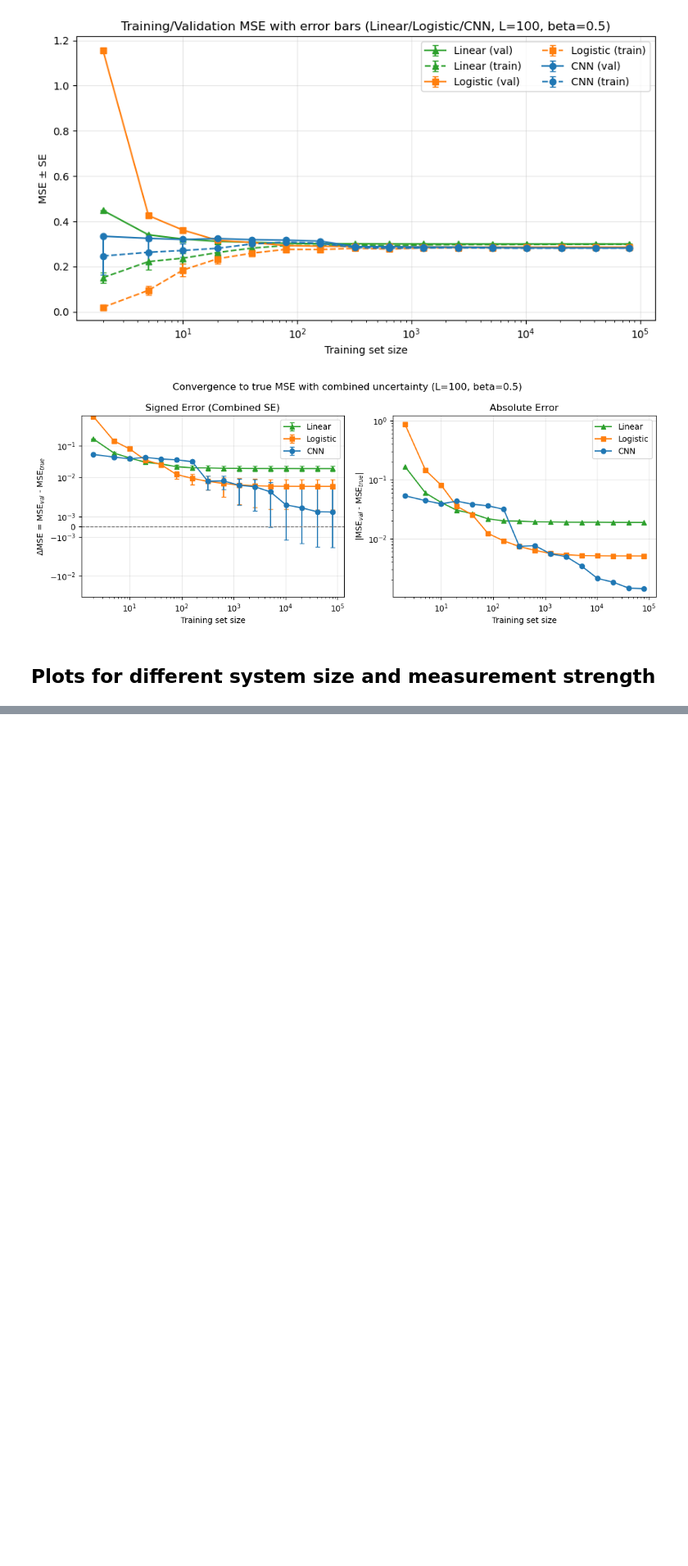
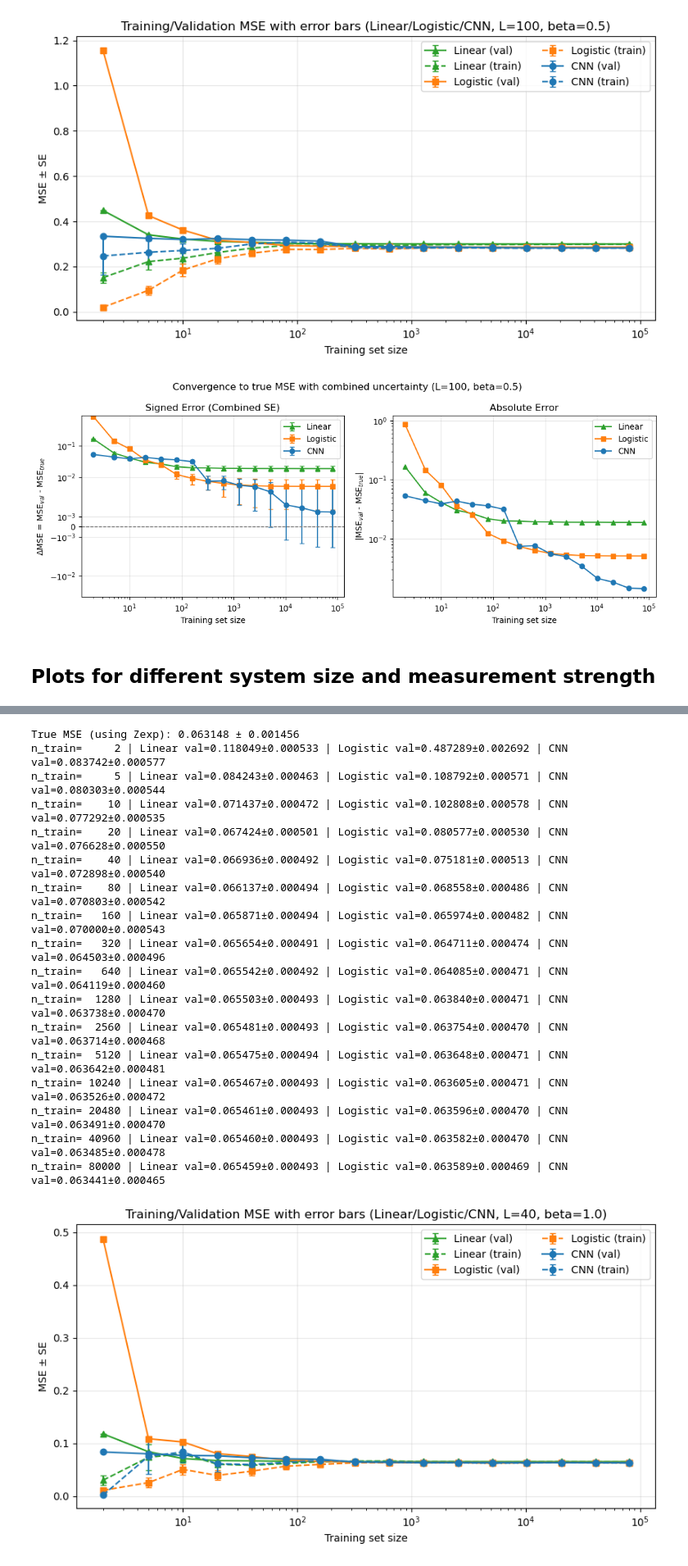
Before and after one commit to YueLiu01/MPSToolBox, a Jupyter notebook: CNN.ipynb, the cells around one changed output, grey strips where cells are left out. Shown at 82% size. Cells and saved outputs as stored; diff of their text form; code cells hidden in the pictures; blank space fills up the shorter version.

```diff
--- a/CNN.ipynb
+++ b/CNN.ipynb
@@ -2232,0 +2266,21 @@ n_train=   640 | Linear val=0.812130±0.002235 | Logistic val=0.808981±0.002376
+# %%
+Plot_Convergence_Curves_PBC(L=40, beta=1.0, save_fig=True)
+# %% [output]
+True MSE (using Zexp): 0.063148 ± 0.001456
+n_train=     2 | Linear val=0.118049±0.000533 | Logistic val=0.487289±0.002692 | CNN val=0.083742±0.000577
+n_train=     5 | Linear val=0.084243±0.000463 | Logistic val=0.108792±0.000571 | CNN val=0.080303±0.000544
+n_train=    10 | Linear val=0.071437±0.000472 | Logistic val=0.102808±0.000578 | CNN val=0.077292±0.000535
+n_train=    20 | Linear val=0.067424±0.000501 | Logistic val=0.080577±0.000530 | CNN val=0.076628±0.000550
+n_train=    40 | Linear val=0.066936±0.000492 | Logistic val=0.075181±0.000513 | CNN val=0.072898±0.000540
+n_train=    80 | Linear val=0.066137±0.000494 | Logistic val=0.068558±0.000486 | CNN val=0.070803±0.000542
+n_train=   160 | Linear val=0.065871±0.000494 | Logistic val=0.065974±0.000482 | CNN val=0.070000±0.000543
+n_train=   320 | Linear val=0.065654±0.000491 | Logistic val=0.064711±0.000474 | CNN val=0.064503±0.000496
+n_train=   640 | Linear val=0.065542±0.000492 | Logistic val=0.064085±0.000471 | CNN val=0.064119±0.000460
+n_train=  1280 | Linear val=0.065503±0.000493 | Logistic val=0.063840±0.000471 | CNN val=0.063738±0.000470
+n_train=  2560 | Linear val=0.065481±0.000493 | Logistic val=0.063754±0.000470 | CNN val=0.063714±0.000468
+n_train=  5120 | Linear val=0.065475±0.000494 | Logistic val=0.063648±0.000471 | CNN val=0.063642±0.000481
+n_train= 10240 | Linear val=0.065467±0.000493 | Logistic val=0.063605±0.000471 | CNN val=0.063526±0.000472
+n_train= 20480 | Linear val=0.065461±0.000493 | Logistic val=0.063596±0.000470 | CNN val=0.063491±0.000470
+n_train= 40960 | Linear val=0.065460±0.000493 | Logistic val=0.063582±0.000470 | CNN val=0.063485±0.000478
+n_train= 80000 | Linear val=0.065459±0.000493 | Logistic val=0.063589±0.000469 | CNN val=0.063441±0.000465
+[figure, added]
```
Also changed, not shown: parts of 22 cells of this notebook, 11 other files.
